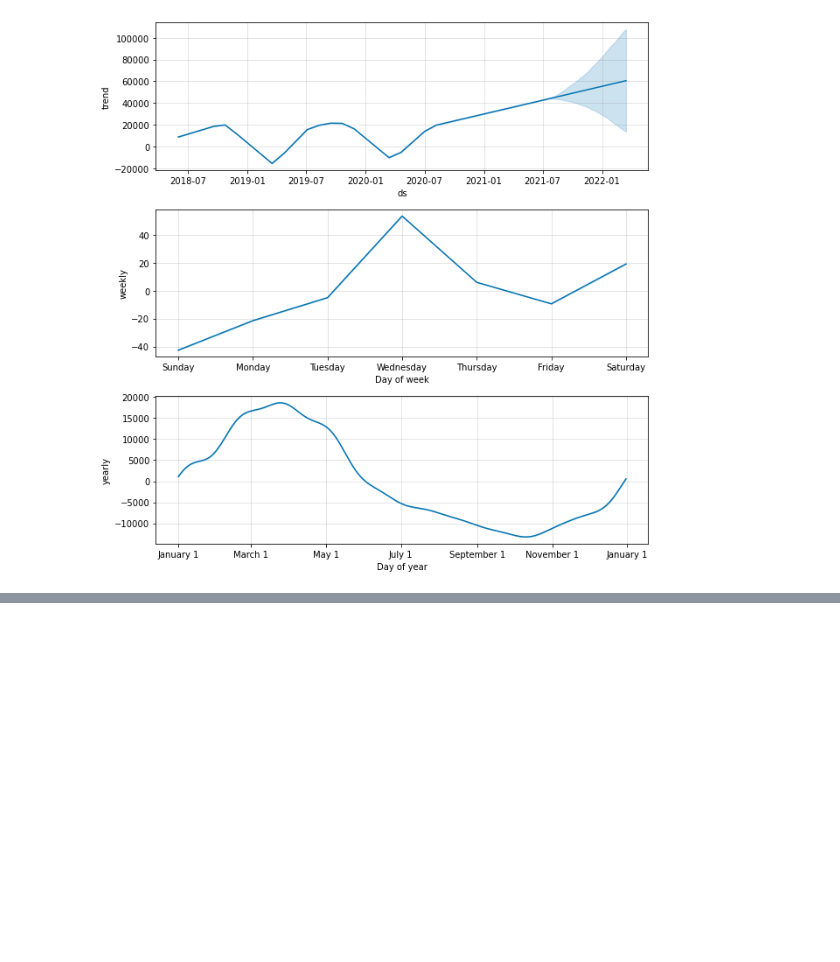
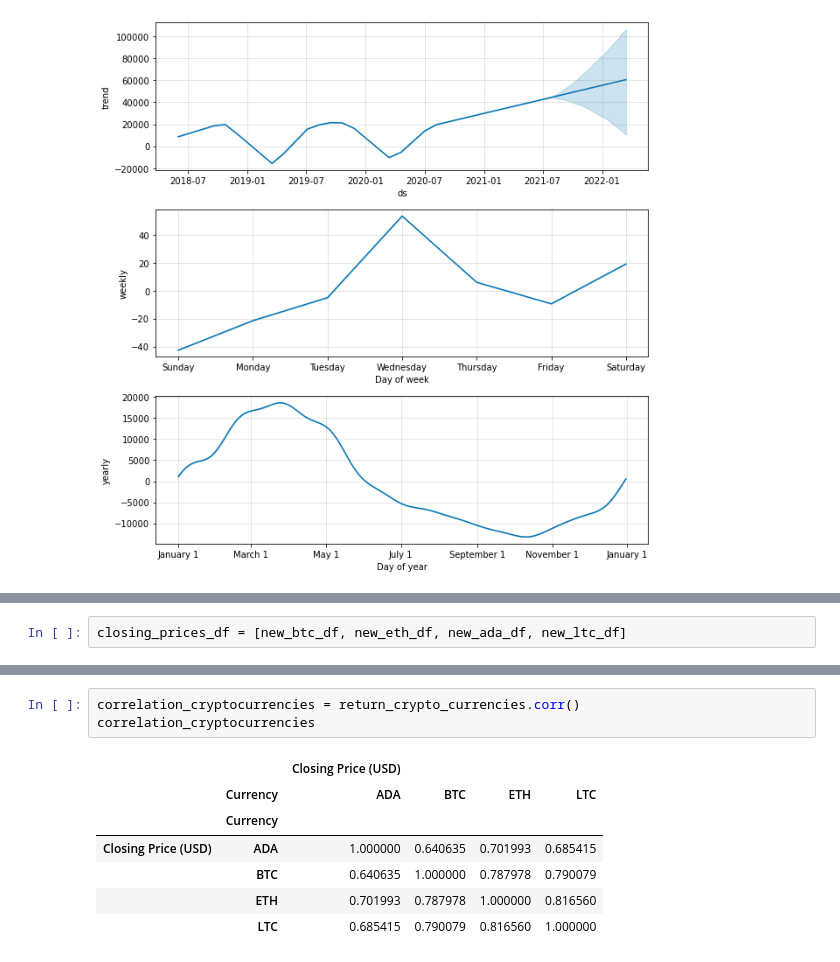
Before and after one commit to talibkateeb/Crypto-Forecast-Trader, a Jupyter notebook: crypto_forecast_trader.ipynb, the cells around one changed output, grey strips where cells are left out. Saved outputs shown, nothing was run; the diff lists cells and outputs as text; blank space fills up the shorter version.

```diff
--- a/crypto_forecast_trader.ipynb
+++ b/crypto_forecast_trader.ipynb
@@ -438,0 +452,2 @@ model_btc.plot_components(forecast_bitcoin)
+# %%
+closing_prices_df = [new_btc_df, new_eth_df, new_ada_df, new_ltc_df]
@@ -438,0 +490,11 @@ model_btc.plot_components(forecast_bitcoin)
+# %%
+correlation_cryptocurrencies = return_crypto_currencies.corr()
+correlation_cryptocurrencies
+# %% [output]
+|  |  | Closing Price (USD) |  |  |  |
+|  | Currency | ADA | BTC | ETH | LTC |
+|  | Currency |  |  |  |  |
+| Closing Price (USD) | ADA | 1.000000 | 0.640635 | 0.701993 | 0.685415 |
+|  | BTC | 0.640635 | 1.000000 | 0.787978 | 0.790079 |
+|  | ETH | 0.701993 | 0.787978 | 1.000000 | 0.816560 |
+|  | LTC | 0.685415 | 0.790079 | 0.816560 | 1.000000 |
```
Also changed, not shown: parts of 20 cells of this notebook.
